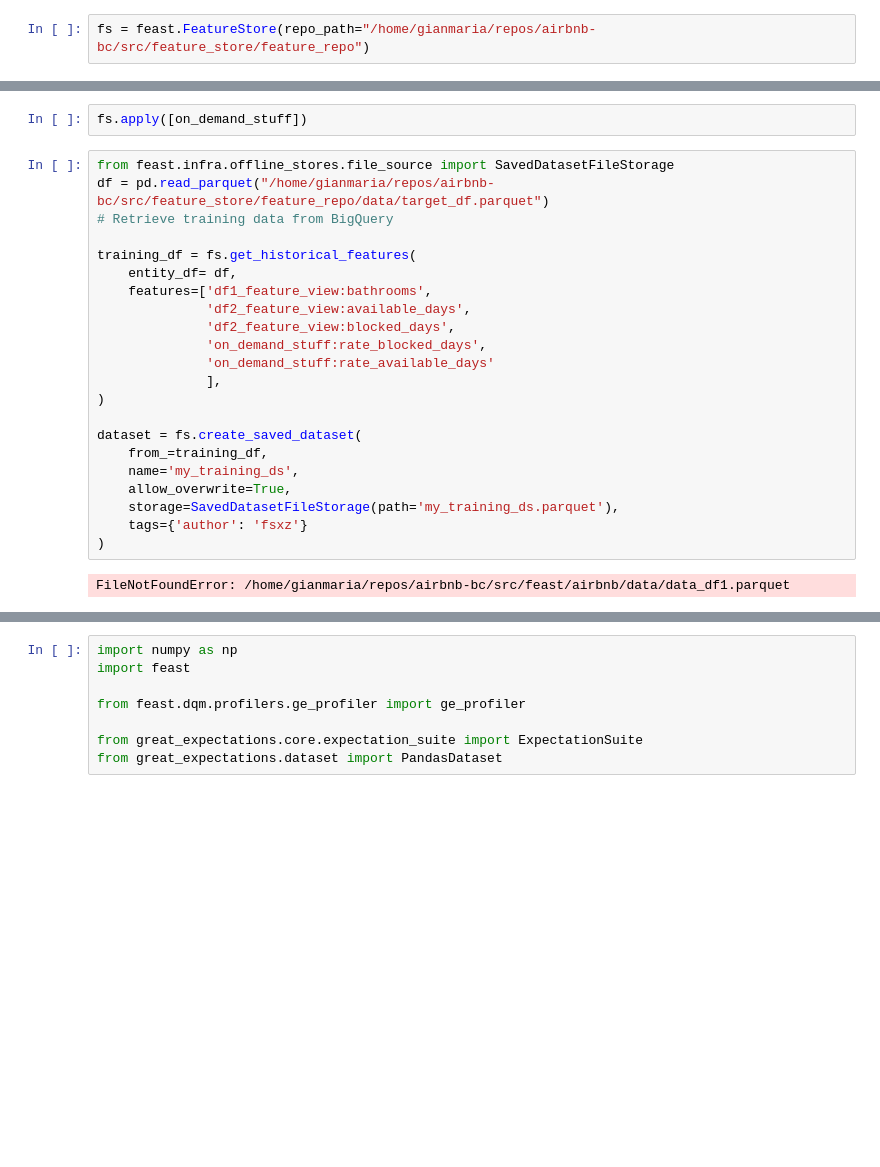
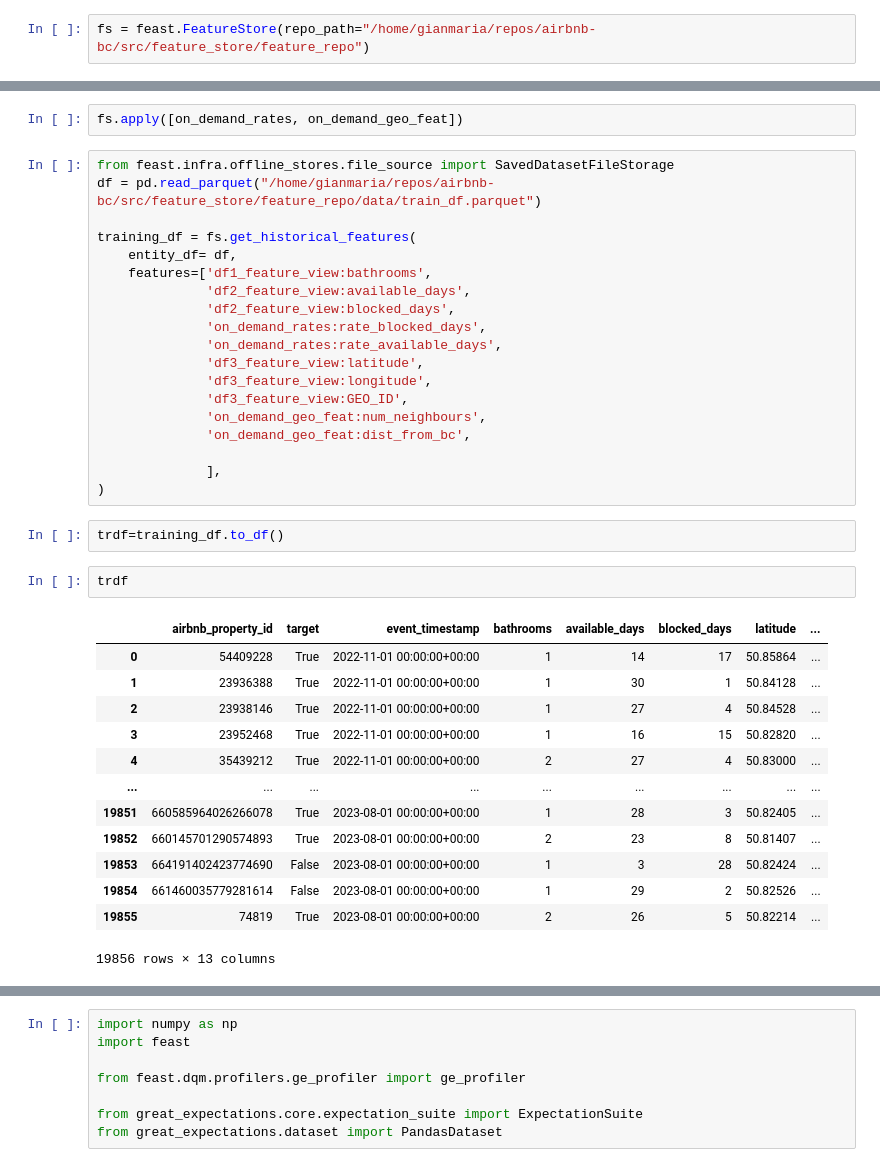
Before and after one commit to gianmaria-fsxz/airbnb-bc, a Jupyter notebook: notebooks/check_fs.ipynb, the cells around one changed output, grey strips where cells are left out. Cells and saved outputs as stored; diff of their text form; blank space fills up the shorter version.

```diff
--- a/notebooks/check_fs.ipynb
+++ b/notebooks/check_fs.ipynb
@@ -27,26 +52,39 @@ def on_demand_stuff(input_df:pd.DataFrame) -> pd.DataFrame:
 # %%
-fs.apply([on_demand_stuff])
+fs.apply([on_demand_rates, on_demand_geo_feat])
 # %%
 from feast.infra.offline_stores.file_source import SavedDatasetFileStorage
-df = pd.read_parquet("/home/gianmaria/repos/airbnb-bc/src/feature_store/feature_repo/data/target_df.parquet")
-# Retrieve training data from BigQuery
+df = pd.read_parquet("/home/gianmaria/repos/airbnb-bc/src/feature_store/feature_repo/data/train_df.parquet")
 
 training_df = fs.get_historical_features(
     entity_df= df,
     features=['df1_feature_view:bathrooms',
               'df2_feature_view:available_days',
               'df2_feature_view:blocked_days',
-              'on_demand_stuff:rate_blocked_days',
-              'on_demand_stuff:rate_available_days'
+              'on_demand_rates:rate_blocked_days',
+              'on_demand_rates:rate_available_days',
+              'df3_feature_view:latitude',
+              'df3_feature_view:longitude',
+              'df3_feature_view:GEO_ID',
+              'on_demand_geo_feat:num_neighbours',
+              'on_demand_geo_feat:dist_from_bc',
+
               ],
 )
-
-dataset = fs.create_saved_dataset(
-    from_=training_df,
-    name='my_training_ds',
-    allow_overwrite=True,
-    storage=SavedDatasetFileStorage(path='my_training_ds.parquet'),
-    tags={'author': 'fsxz'}
-)
-# %% [output]
-FileNotFoundError: /home/gianmaria/repos/airbnb-bc/src/feast/airbnb/data/data_df1.parquet
+# %%
+trdf=training_df.to_df()
+# %%
+trdf
+# %% [output]
+|  | airbnb_property_id | target | event_timestamp | bathrooms | available_days | blocked_days | latitude | ... |
+| 0 | 54409228 | True | 2022-11-01 00:00:00+00:00 | 1 | 14 | 17 | 50.85864 | ... |
+| 1 | 23936388 | True | 2022-11-01 00:00:00+00:00 | 1 | 30 | 1 | 50.84128 | ... |
+| 2 | 23938146 | True | 2022-11-01 00:00:00+00:00 | 1 | 27 | 4 | 50.84528 | ... |
+| 3 | 23952468 | True | 2022-11-01 00:00:00+00:00 | 1 | 16 | 15 | 50.82820 | ... |
+| 4 | 35439212 | True | 2022-11-01 00:00:00+00:00 | 2 | 27 | 4 | 50.83000 | ... |
+| ... | ... | ... | ... | ... | ... | ... | ... | ... |
+| 19851 | 660585964026266078 | True | 2023-08-01 00:00:00+00:00 | 1 | 28 | 3 | 50.82405 | ... |
+| 19852 | 660145701290574893 | True | 2023-08-01 00:00:00+00:00 | 2 | 23 | 8 | 50.81407 | ... |
+| 19853 | 664191402423774690 | False | 2023-08-01 00:00:00+00:00 | 1 | 3 | 28 | 50.82424 | ... |
+| 19854 | 661460035779281614 | False | 2023-08-01 00:00:00+00:00 | 1 | 29 | 2 | 50.82526 | ... |
+| 19855 | 74819 | True | 2023-08-01 00:00:00+00:00 | 2 | 26 | 5 | 50.82214 | ... |
+19856 rows × 13 columns
```
Also changed, not shown: parts of 5 cells of this notebook, 7 other files.
